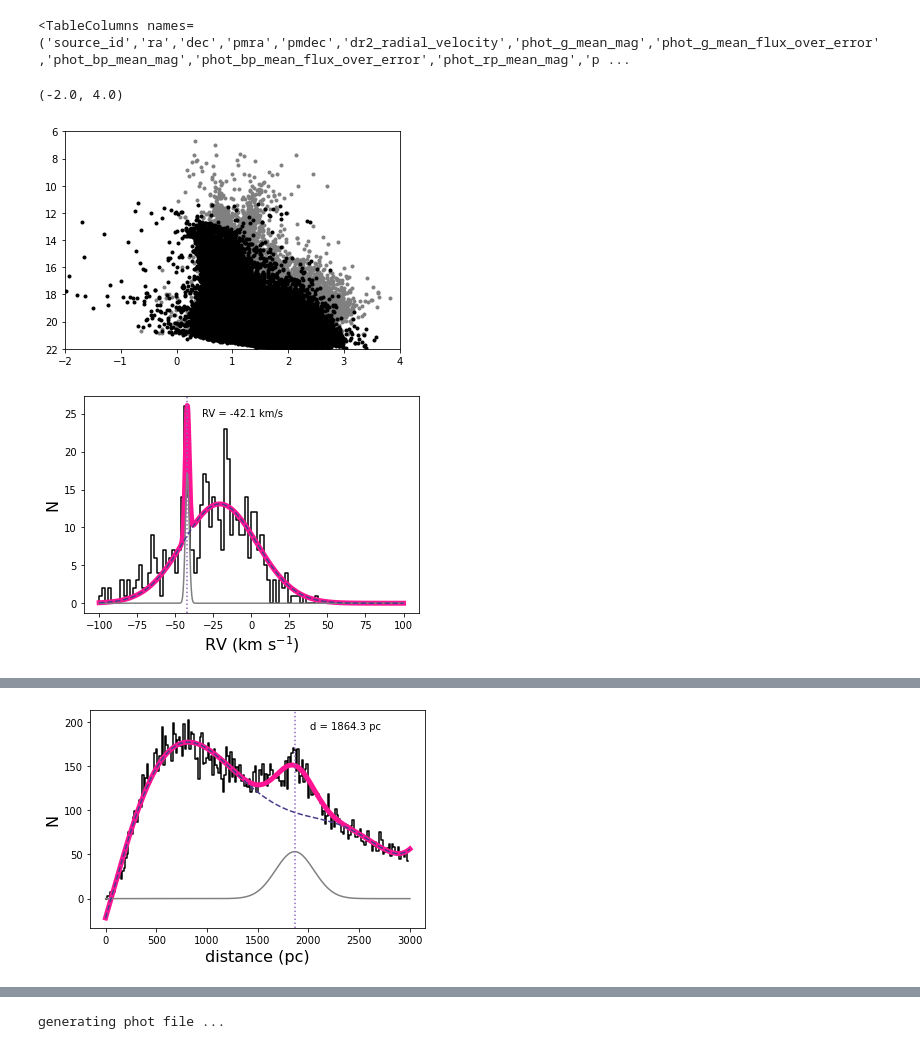
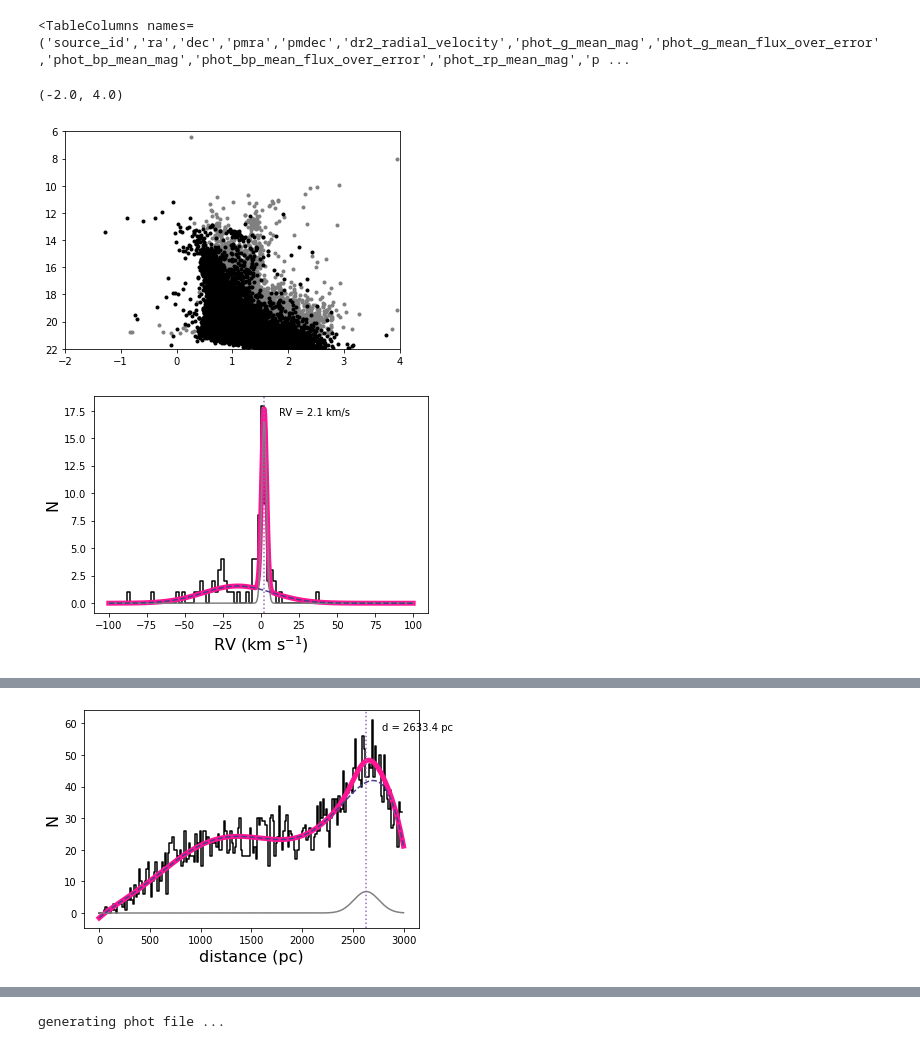
Before and after one commit to Clairezy/BASE9_utils, a Jupyter notebook: getGaiaData/genBASE9PhotFile.ipynb, the cells around one changed output, grey strips where cells are left out. Cells and saved outputs as stored; diff of their text form; code cells hidden in the pictures.

```diff
--- a/getGaiaData/genBASE9PhotFile.ipynb
+++ b/getGaiaData/genBASE9PhotFile.ipynb
@@ -29,7 +52,7 @@ from getGaiaData import GaiaClusterMembers
 # %%
 # Generally, we can pull the central coordinates and size from my OC summary data here :
 # https://github.com/ageller/compileOCs
-NGC6819 = GaiaClusterMembers(295.3250, 40.19, .1)
+NGC6819 = GaiaClusterMembers(295.3250, 40.19, .15)
 NGC6819.verbose = 1
 NGC6819.getData()
 NGC6819.data
@@ -68,15 +91,16 @@ ax.set_ylim(22, 6)
 ax.set_xlim(-2,4)
 # %% [output]
 (-2.0, 4.0)
-[figure, old version]
+[figure, new version]
 # %%
 NGC6819.plotNameRoot = 'plots/'
 NGC6819.verbose = 0
 # %%
+NGC6819.RVmean = 2.4
 NGC6819.getRVMembers()
 # %% [output]
-[figure, old version]
+[figure, new version]
 # %%
-NGC6819.distance = 2207.53 #pc
+NGC6819.distance = 2660.53 #pc
 NGC6819.getParallaxMembers()
 # %% [output]
@@ -84,3 +109,3 @@ WARNING: The fit may be unsuccessful; check fit_info['message'] for more informa
-[figure, old version]
+[figure, new version]
 # %%
 # this is very hard to fit for NGC 188!
```
Also changed, not shown: parts of 14 cells of this notebook.
